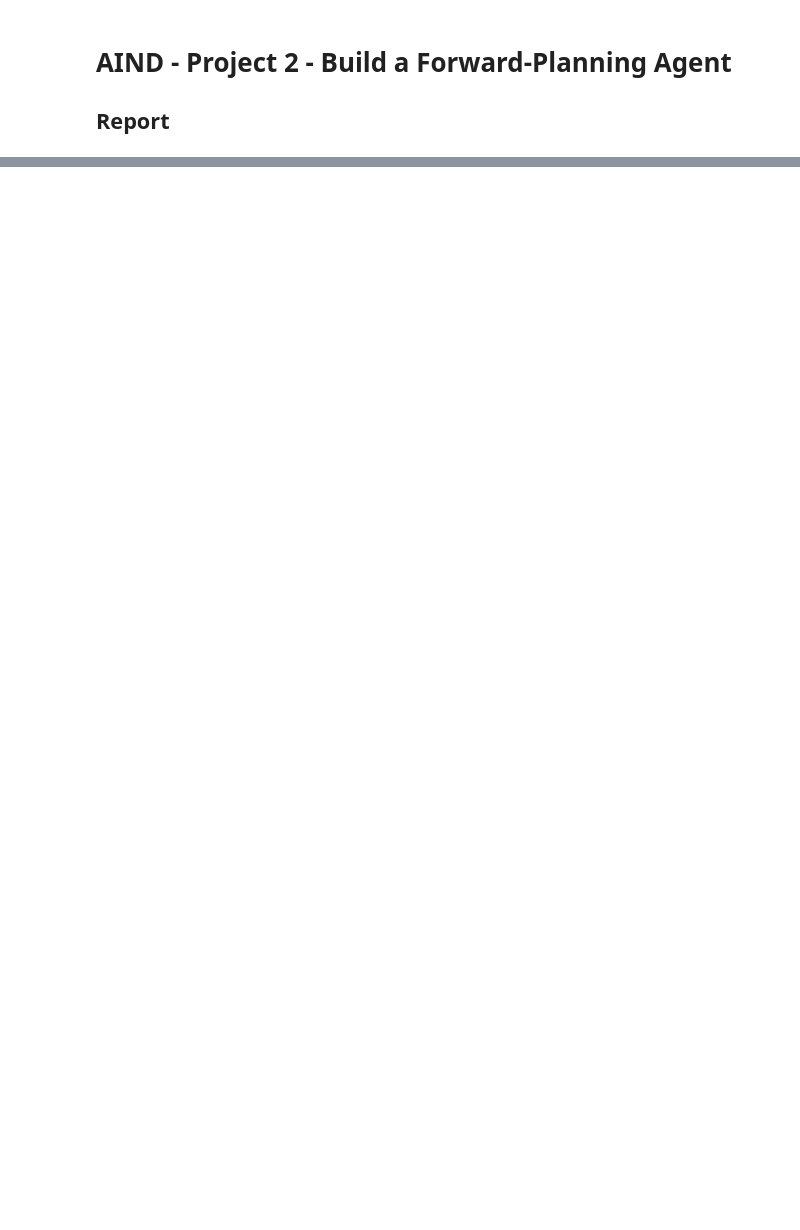
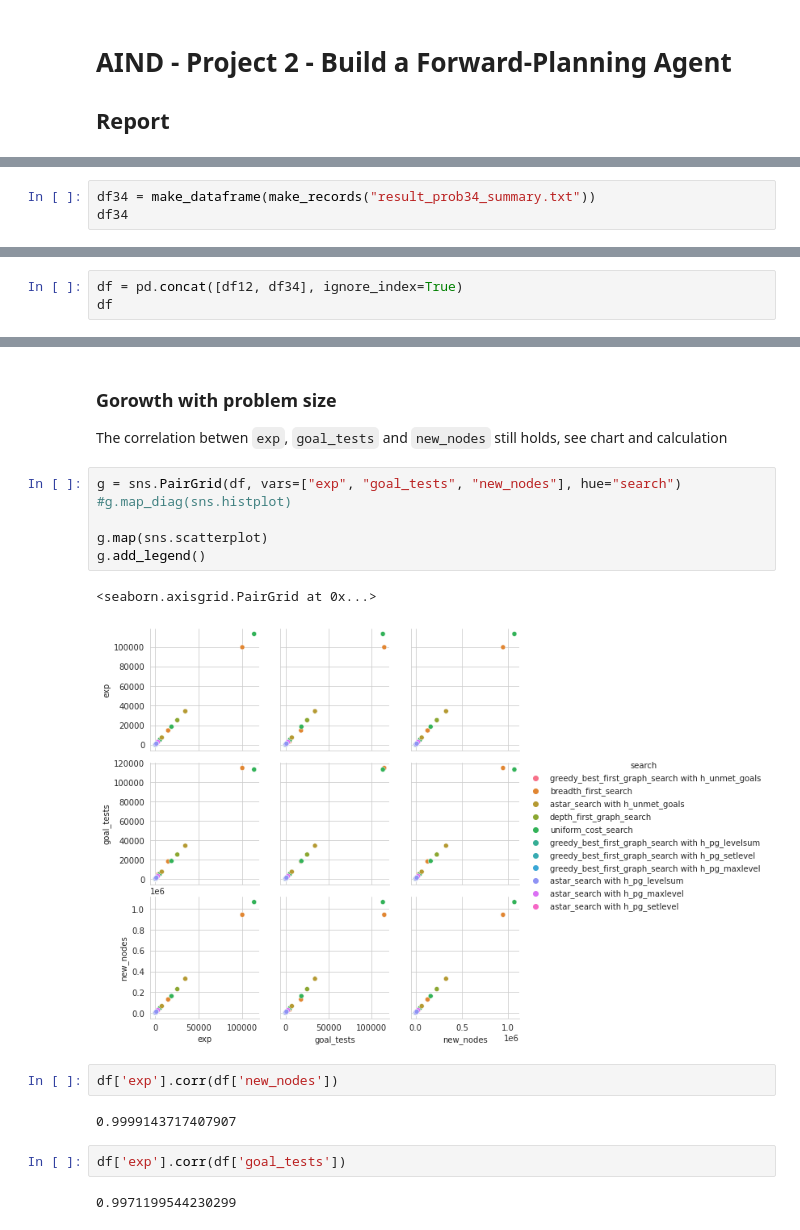
Before and after one commit to psnx/artificial-intelligence, a Jupyter notebook: Projects/2_Classical Planning/report.ipynb, the cells around one changed output, grey strips where cells are left out. Cells and saved outputs as stored; diff of their text form; blank space fills up the shorter version.

```diff
--- a/Projects/2_Classical Planning/report.ipynb
+++ b/Projects/2_Classical Planning/report.ipynb
@@ -122,0 +199,3 @@ plt.show()
+# %%
+df34 = make_dataframe(make_records("result_prob34_summary.txt"))
+df34
@@ -122,0 +265,3 @@ plt.show()
+# %%
+df = pd.concat([df12, df34], ignore_index=True)
+df
@@ -122,0 +286,20 @@ plt.show()
+# %% [markdown]
+### Gorowth with problem size
+The correlation betwen `exp`, `goal_tests` and `new_nodes` still holds, see chart and calculation
+# %%
+g = sns.PairGrid(df, vars=["exp", "goal_tests", "new_nodes"], hue="search")
+#g.map_diag(sns.histplot)
+
+g.map(sns.scatterplot)
+g.add_legend()
+# %% [output]
+<seaborn.axisgrid.PairGrid at 0x...>
+[figure, added]
+# %%
+df['exp'].corr(df['new_nodes'])
+# %% [output]
+0.9999143717407907
+# %%
+df['exp'].corr(df['goal_tests'])
+# %% [output]
+0.9971199544230299
```
Also changed, not shown: parts of 30 cells of this notebook.
